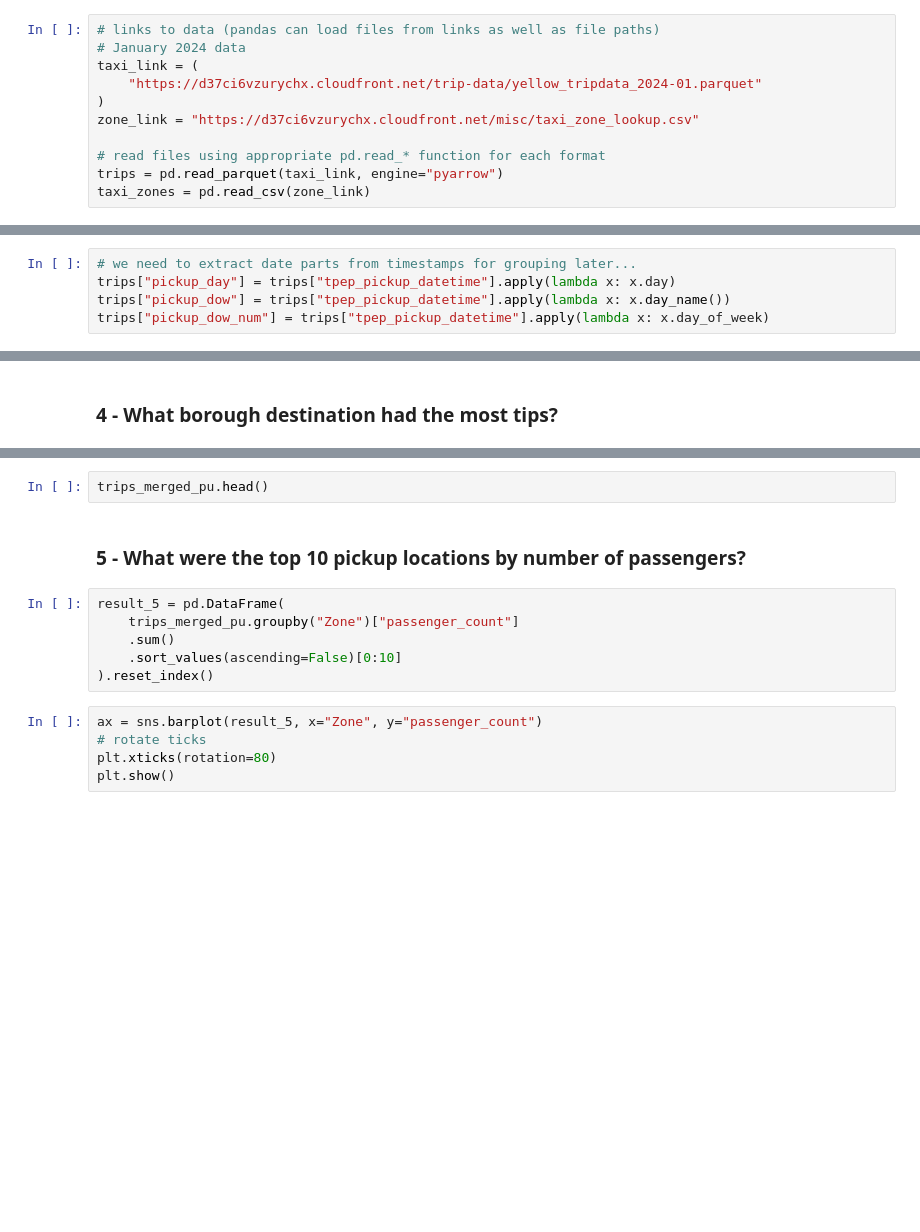
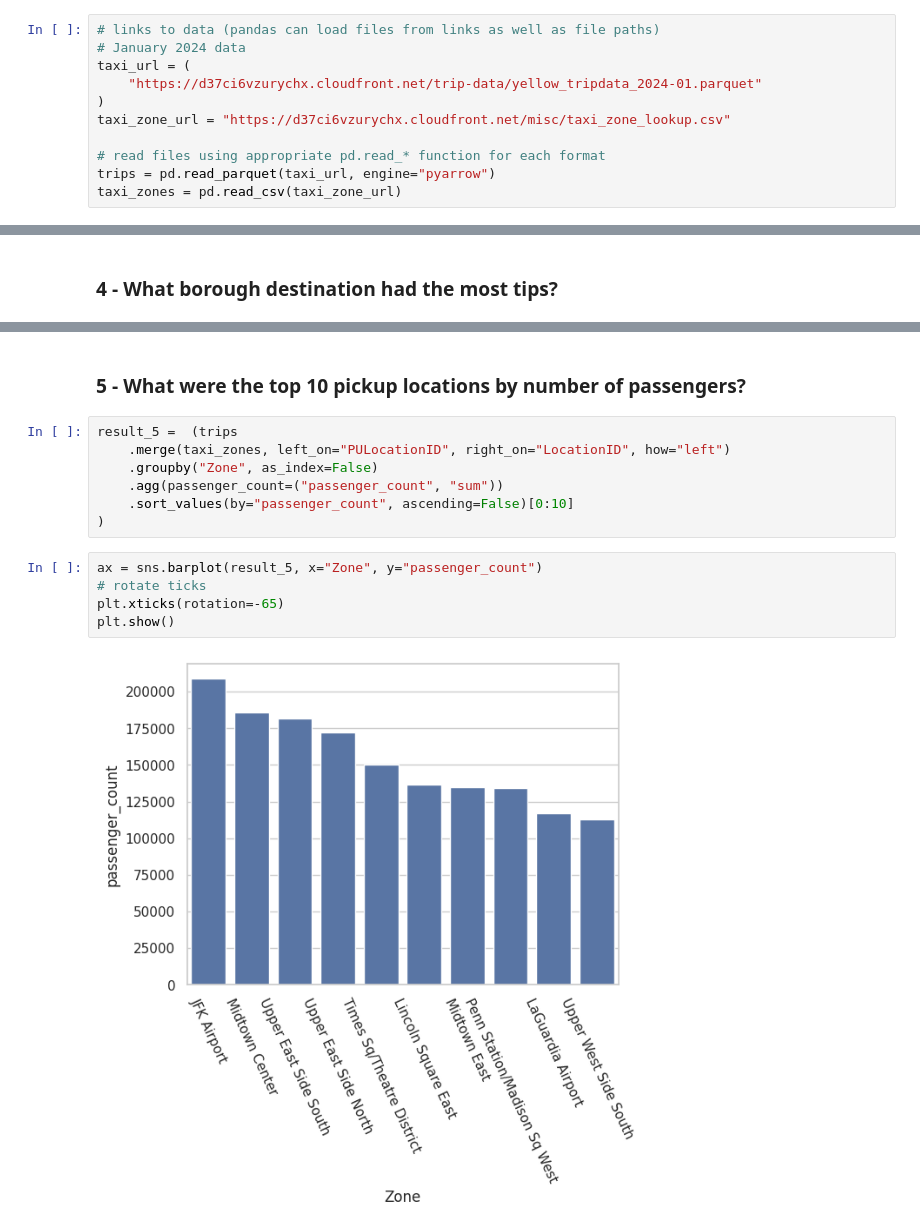
Before and after one commit to samjurassic/datascience-demo, a Jupyter notebook: workshop/DS_Skills_Lab_Colab.ipynb, the cells around one changed output, grey strips where cells are left out. Saved outputs shown, nothing was run; the diff lists cells and outputs as text; blank space fills up the shorter version.

```diff
--- a/workshop/DS_Skills_Lab_Colab.ipynb
+++ b/workshop/DS_Skills_Lab_Colab.ipynb
@@ -28,14 +46,14 @@ import matplotlib.pyplot as plt
 # %%
 # links to data (pandas can load files from links as well as file paths)
 # January 2024 data
-taxi_link = (
+taxi_url = (
     "https://d37ci6vzurychx.cloudfront.net/trip-data/yellow_tripdata_2024-01.parquet"
 )
-zone_link = "https://d37ci6vzurychx.cloudfront.net/misc/taxi_zone_lookup.csv"
+taxi_zone_url = "https://d37ci6vzurychx.cloudfront.net/misc/taxi_zone_lookup.csv"
 
 # read files using appropriate pd.read_* function for each format
-trips = pd.read_parquet(taxi_link, engine="pyarrow")
-taxi_zones = pd.read_csv(zone_link)
+trips = pd.read_parquet(taxi_url, engine="pyarrow")
+taxi_zones = pd.read_csv(taxi_zone_url)
 # %%
 # use .head() to display the first n rows of the dataframe
 trips.head()
@@ -44,5 +75,0 @@ taxi_zones.head()
-# %%
-# we need to extract date parts from timestamps for grouping later...
-trips["pickup_day"] = trips["tpep_pickup_datetime"].apply(lambda x: x.day)
-trips["pickup_dow"] = trips["tpep_pickup_datetime"].apply(lambda x: x.day_name())
-trips["pickup_dow_num"] = trips["tpep_pickup_datetime"].apply(lambda x: x.day_of_week)
@@ -154,15 +252,16 @@ sns.barplot(borough_metrics, x="Borough", y="tip_amount")
-# %%
-trips_merged_pu.head()
 # %% [markdown]
 ### 5 - What were the top 10 pickup locations by number of passengers?
 # %%
-result_5 = pd.DataFrame(
-    trips_merged_pu.groupby("Zone")["passenger_count"]
-    .sum()
-    .sort_values(ascending=False)[0:10]
-).reset_index()
+result_5 =  (trips
+    .merge(taxi_zones, left_on="PULocationID", right_on="LocationID", how="left")
+    .groupby("Zone", as_index=False)
+    .agg(passenger_count=("passenger_count", "sum"))
+    .sort_values(by="passenger_count", ascending=False)[0:10]
+)
 # %%
 ax = sns.barplot(result_5, x="Zone", y="passenger_count")
 # rotate ticks
-plt.xticks(rotation=80)
+plt.xticks(rotation=-65)
 plt.show()
+# %% [output]
+[figure, added]
```
Also changed, not shown: parts of 34 cells of this notebook.
